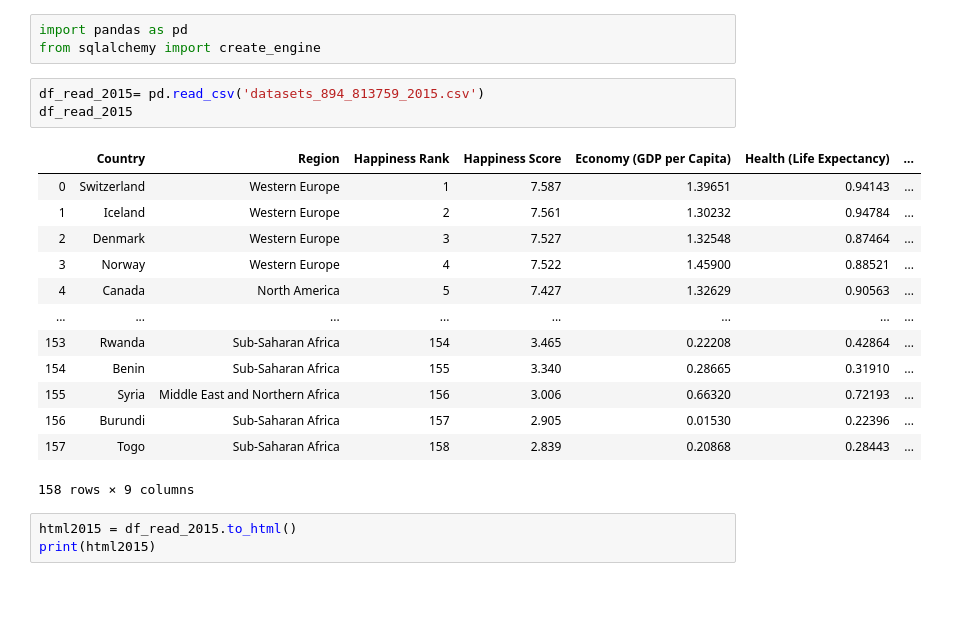
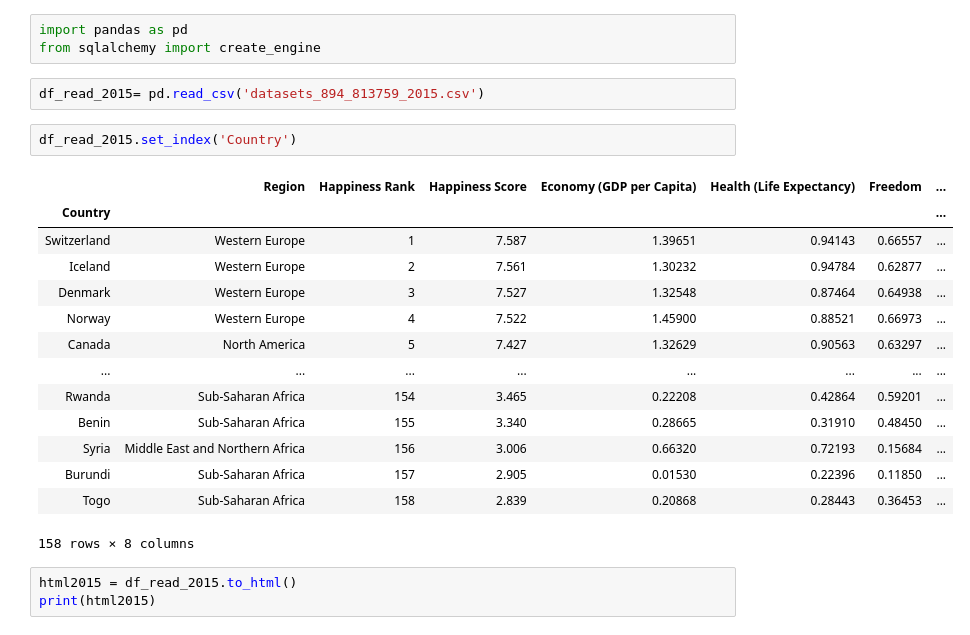
Before and after one commit to IsabelJamal95/project2-notepad, a Jupyter notebook: data-clean.ipynb, the cells around one changed output. Saved outputs shown, nothing was run; the diff lists cells and outputs as text; blank space fills up the shorter version.

```diff
--- a/data-clean.ipynb
+++ b/data-clean.ipynb
@@ -3,21 +3,23 @@ import pandas as pd
 from sqlalchemy import create_engine
 # %%
 df_read_2015= pd.read_csv('datasets_894_813759_2015.csv')
-df_read_2015
-# %% [output]
-|  | Country | Region | Happiness Rank | Happiness Score | Economy (GDP per Capita) | Health (Life Expectancy) | ... |
-| 0 | Switzerland | Western Europe | 1 | 7.587 | 1.39651 | 0.94143 | ... |
-| 1 | Iceland | Western Europe | 2 | 7.561 | 1.30232 | 0.94784 | ... |
-| 2 | Denmark | Western Europe | 3 | 7.527 | 1.32548 | 0.87464 | ... |
-| 3 | Norway | Western Europe | 4 | 7.522 | 1.45900 | 0.88521 | ... |
-| 4 | Canada | North America | 5 | 7.427 | 1.32629 | 0.90563 | ... |
-| ... | ... | ... | ... | ... | ... | ... | ... |
-| 153 | Rwanda | Sub-Saharan Africa | 154 | 3.465 | 0.22208 | 0.42864 | ... |
-| 154 | Benin | Sub-Saharan Africa | 155 | 3.340 | 0.28665 | 0.31910 | ... |
-| 155 | Syria | Middle East and Northern Africa | 156 | 3.006 | 0.66320 | 0.72193 | ... |
-| 156 | Burundi | Sub-Saharan Africa | 157 | 2.905 | 0.01530 | 0.22396 | ... |
-| 157 | Togo | Sub-Saharan Africa | 158 | 2.839 | 0.20868 | 0.28443 | ... |
-158 rows × 9 columns
+# %%
+df_read_2015.set_index('Country')
+# %% [output]
+|  | Region | Happiness Rank | Happiness Score | Economy (GDP per Capita) | Health (Life Expectancy) | Freedom | ... |
+| Country |  |  |  |  |  |  | ... |
+| Switzerland | Western Europe | 1 | 7.587 | 1.39651 | 0.94143 | 0.66557 | ... |
+| Iceland | Western Europe | 2 | 7.561 | 1.30232 | 0.94784 | 0.62877 | ... |
+| Denmark | Western Europe | 3 | 7.527 | 1.32548 | 0.87464 | 0.64938 | ... |
+| Norway | Western Europe | 4 | 7.522 | 1.45900 | 0.88521 | 0.66973 | ... |
+| Canada | North America | 5 | 7.427 | 1.32629 | 0.90563 | 0.63297 | ... |
+| ... | ... | ... | ... | ... | ... | ... | ... |
+| Rwanda | Sub-Saharan Africa | 154 | 3.465 | 0.22208 | 0.42864 | 0.59201 | ... |
+| Benin | Sub-Saharan Africa | 155 | 3.340 | 0.28665 | 0.31910 | 0.48450 | ... |
+| Syria | Middle East and Northern Africa | 156 | 3.006 | 0.66320 | 0.72193 | 0.15684 | ... |
+| Burundi | Sub-Saharan Africa | 157 | 2.905 | 0.01530 | 0.22396 | 0.11850 | ... |
+| Togo | Sub-Saharan Africa | 158 | 2.839 | 0.20868 | 0.28443 | 0.36453 | ... |
+158 rows × 8 columns
 # %%
 html2015 = df_read_2015.to_html()
 print(html2015)
```
Also changed, not shown: 1 other file.
